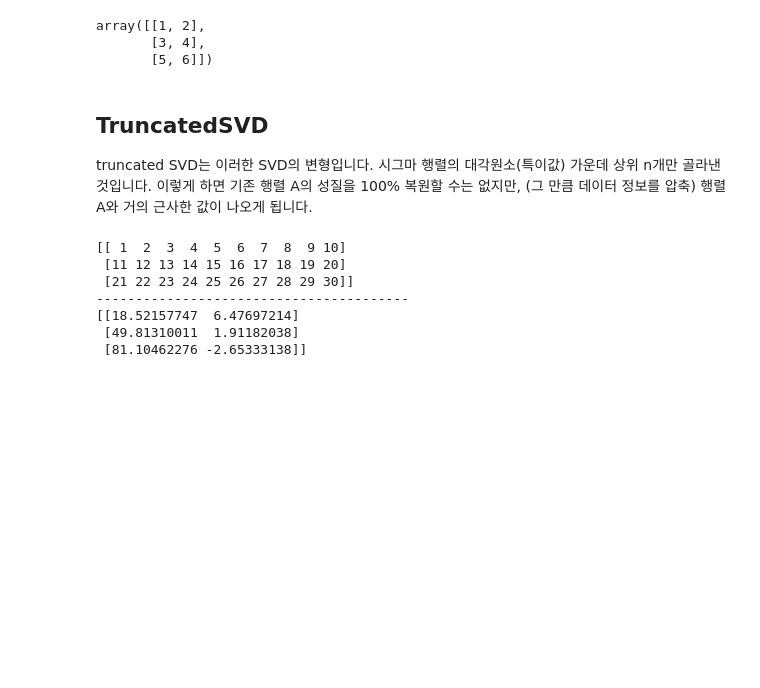
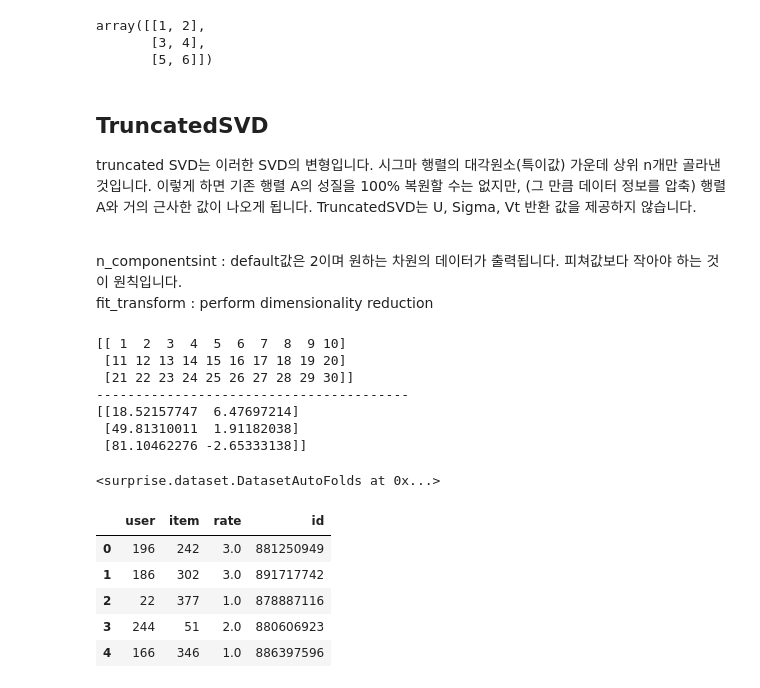
Before and after one commit to rlska105/Data176, a Jupyter notebook: Recommendation_system/SVD/SVD.ipynb, the cells around one changed output. Drawn from its saved outputs; the diff is of its cells as text; code cells hidden in the pictures; blank space fills up the shorter version.

```diff
--- a/Recommendation_system/SVD/SVD.ipynb
+++ b/Recommendation_system/SVD/SVD.ipynb
@@ -191,7 +198,11 @@ array([[1, 2],
        [5, 6]])
 # %% [markdown]
 ## TruncatedSVD
-truncated SVD는 이러한 SVD의 변형입니다. 시그마 행렬의 대각원소(특이값) 가운데 상위 n개만 골라낸 것입니다. 이렇게 하면 기존 행렬 A의 성질을 100% 복원할 수는 없지만, (그 만큼 데이터 정보를 압축) 행렬 A와 거의 근사한 값이 나오게 됩니다.
+truncated SVD는 이러한 SVD의 변형입니다. 시그마 행렬의 대각원소(특이값) 가운데 상위 n개만 골라낸 것입니다. 이렇게 하면 기존 행렬 A의 성질을 100% 복원할 수는 없지만, (그 만큼 데이터 정보를 압축) 행렬 A와 거의 근사한 값이 나오게 됩니다. TruncatedSVD는 U, Sigma, Vt 반환 값을 제공하지 않습니다.<br><br>
+
+
+n_componentsint : default값은 2이며 원하는 차원의 데이터가 출력됩니다. 피쳐값보다 작아야 하는 것이 원칙입니다.<br>
+fit_transform : perform dimensionality reduction
 # %%
 A = array([
     [1,2,3,4,5,6,7,8,9,10],
@@ -212,3 +223,16 @@ print(result)
 [[18.52157747  6.47697214]
  [49.81310011  1.91182038]
  [81.10462276 -2.65333138]]
+# %%
+data
+# %% [output]
+<surprise.dataset.DatasetAutoFolds at 0x...>
+# %%
+df.head()
+# %% [output]
+|  | user | item | rate | id |
+| 0 | 196 | 242 | 3.0 | 881250949 |
+| 1 | 186 | 302 | 3.0 | 891717742 |
+| 2 | 22 | 377 | 1.0 | 878887116 |
+| 3 | 244 | 51 | 2.0 | 880606923 |
+| 4 | 166 | 346 | 1.0 | 886397596 |
```
Also changed, not shown: parts of 15 cells of this notebook.
